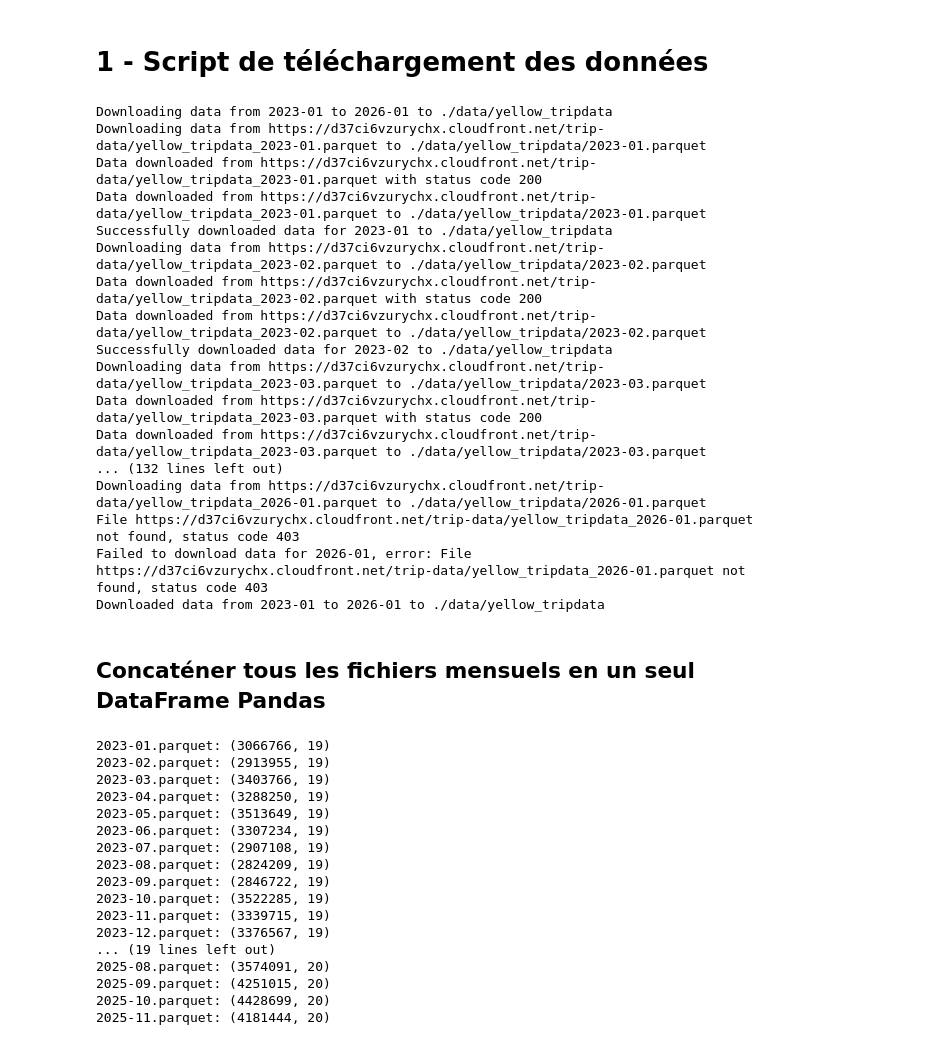
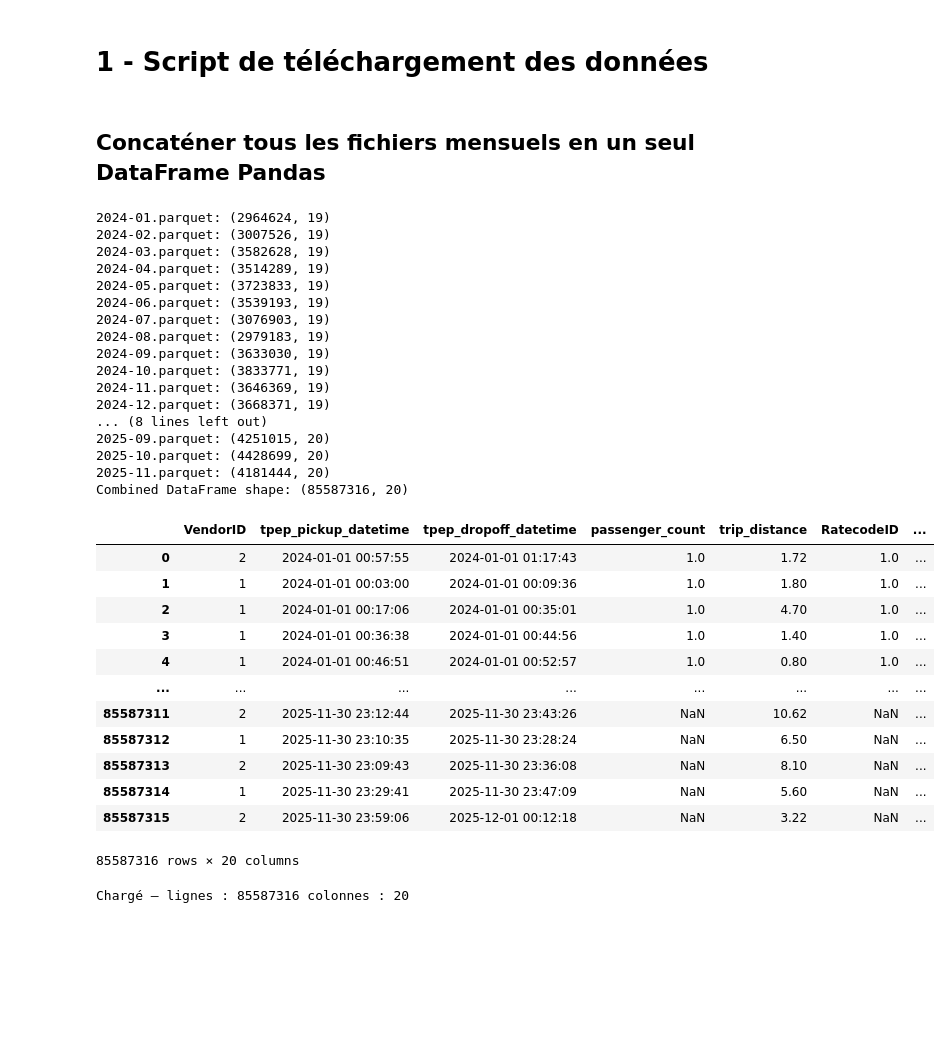
Before and after one commit to abrahamkoloboe27/python-and-gen-ai-data-science-growup-ai, a Jupyter notebook: notebooks/01-Python-Data-Analysis.ipynb, the cells around one changed output. Saved outputs shown, nothing was run; the diff lists cells and outputs as text; code cells hidden in the pictures; blank space fills up the shorter version.

```diff
--- a/notebooks/01-Python-Data-Analysis.ipynb
+++ b/notebooks/01-Python-Data-Analysis.ipynb
@@ -236,53 +236,37 @@ def download_taxi_zones() -> None:
     except Exception as e:
         print(f"Erreur lors de la conversion: {str(e)}")
 # %%
-download_data_month_to_month(start_month='2023-01', end_month='2026-01')
+download_data_month_to_month(start_month='2024-01', end_month='2026-01')
-# %% [output]
-Downloading data from 2023-01 to 2026-01 to ./data/yellow_tripdata
-Downloading data from https://d37ci6vzurychx.cloudfront.net/trip-data/yellow_tripdata_2023-01.parquet to ./data/yellow_tripdata/2023-01.parquet
-Data downloaded from https://d37ci6vzurychx.cloudfront.net/trip-data/yellow_tripdata_2023-01.parquet with status code 200
-Data downloaded from https://d37ci6vzurychx.cloudfront.net/trip-data/yellow_tripdata_2023-01.parquet to ./data/yellow_tripdata/2023-01.parquet
-Successfully downloaded data for 2023-01 to ./data/yellow_tripdata
-Downloading data from https://d37ci6vzurychx.cloudfront.net/trip-data/yellow_tripdata_2023-02.parquet to ./data/yellow_tripdata/2023-02.parquet
-Data downloaded from https://d37ci6vzurychx.cloudfront.net/trip-data/yellow_tripdata_2023-02.parquet with status code 200
-Data downloaded from https://d37ci6vzurychx.cloudfront.net/trip-data/yellow_tripdata_2023-02.parquet to ./data/yellow_tripdata/2023-02.parquet
-Successfully downloaded data for 2023-02 to ./data/yellow_tripdata
-Downloading data from https://d37ci6vzurychx.cloudfront.net/trip-data/yellow_tripdata_2023-03.parquet to ./data/yellow_tripdata/2023-03.parquet
-Data downloaded from https://d37ci6vzurychx.cloudfront.net/trip-data/yellow_tripdata_2023-03.parquet with status code 200
-Data downloaded from https://d37ci6vzurychx.cloudfront.net/trip-data/yellow_tripdata_2023-03.parquet to ./data/yellow_tripdata/2023-03.parquet
-... (132 lines left out)
-Downloading data from https://d37ci6vzurychx.cloudfront.net/trip-data/yellow_tripdata_2026-01.parquet to ./data/yellow_tripdata/2026-01.parquet
-File https://d37ci6vzurychx.cloudfront.net/trip-data/yellow_tripdata_2026-01.parquet not found, status code 403
-Failed to download data for 2026-01, error: File https://d37ci6vzurychx.cloudfront.net/trip-data/yellow_tripdata_2026-01.parquet not found, status code 403
-Downloaded data from 2023-01 to 2026-01 to ./data/yellow_tripdata
 # %% [markdown]
 ## Concaténer tous les fichiers mensuels en un seul DataFrame Pandas
 # %%
 import pandas as pd
+import os
+DATASET_FOLDER = 'yellow_tripdata'
 df_list = []
-for file in sorted(os.listdir(f'./data/{DATSET_FOLDER}')):
+for file in sorted(os.listdir(f'./data/{DATASET_FOLDER}')):
     if file.endswith('.parquet'):
-        df = pd.read_parquet(os.path.join(f'./data/{DATSET_FOLDER}', file))
+        df = pd.read_parquet(os.path.join(f'./data/{DATASET_FOLDER}', file))
         df_list.append(df)
         print(f"{file}: {df.shape}")
-combined_df = pd.concat(df_list, ignore_index=True)
-print(f"Combined DataFrame shape: {combined_df.shape}")
+df = pd.concat(df_list, ignore_index=True)
+print(f"Combined DataFrame shape: {df.shape}")
 # %% [output]
-2023-01.parquet: (3066766, 19)
-2023-02.parquet: (2913955, 19)
-2023-03.parquet: (3403766, 19)
-2023-04.parquet: (3288250, 19)
-2023-05.parquet: (3513649, 19)
-2023-06.parquet: (3307234, 19)
-2023-07.parquet: (2907108, 19)
-2023-08.parquet: (2824209, 19)
-2023-09.parquet: (2846722, 19)
-2023-10.parquet: (3522285, 19)
-2023-11.parquet: (3339715, 19)
-2023-12.parquet: (3376567, 19)
-... (19 lines left out)
-2025-08.parquet: (3574091, 20)
+2024-01.parquet: (2964624, 19)
+2024-02.parquet: (3007526, 19)
+2024-03.parquet: (3582628, 19)
+2024-04.parquet: (3514289, 19)
+2024-05.parquet: (3723833, 19)
+2024-06.parquet: (3539193, 19)
+2024-07.parquet: (3076903, 19)
+2024-08.parquet: (2979183, 19)
+2024-09.parquet: (3633030, 19)
+2024-10.parquet: (3833771, 19)
+2024-11.parquet: (3646369, 19)
+2024-12.parquet: (3668371, 19)
+... (8 lines left out)
 2025-09.parquet: (4251015, 20)
 2025-10.parquet: (4428699, 20)
 2025-11.parquet: (4181444, 20)
+Combined DataFrame shape: (85587316, 20)
 # %%
@@ -289,0 +274,20 @@ combined_df.to_parquet('./data/cleaned/combined_yellow_tripdata_2023_2026.parque
+# %%
+df
+# %% [output]
+|  | VendorID | tpep_pickup_datetime | tpep_dropoff_datetime | passenger_count | trip_distance | RatecodeID | ... |
+| 0 | 2 | 2024-01-01 00:57:55 | 2024-01-01 01:17:43 | 1.0 | 1.72 | 1.0 | ... |
+| 1 | 1 | 2024-01-01 00:03:00 | 2024-01-01 00:09:36 | 1.0 | 1.80 | 1.0 | ... |
+| 2 | 1 | 2024-01-01 00:17:06 | 2024-01-01 00:35:01 | 1.0 | 4.70 | 1.0 | ... |
+| 3 | 1 | 2024-01-01 00:36:38 | 2024-01-01 00:44:56 | 1.0 | 1.40 | 1.0 | ... |
+| 4 | 1 | 2024-01-01 00:46:51 | 2024-01-01 00:52:57 | 1.0 | 0.80 | 1.0 | ... |
+| ... | ... | ... | ... | ... | ... | ... | ... |
+| 85587311 | 2 | 2025-11-30 23:12:44 | 2025-11-30 23:43:26 | NaN | 10.62 | NaN | ... |
+| 85587312 | 1 | 2025-11-30 23:10:35 | 2025-11-30 23:28:24 | NaN | 6.50 | NaN | ... |
+| 85587313 | 2 | 2025-11-30 23:09:43 | 2025-11-30 23:36:08 | NaN | 8.10 | NaN | ... |
+| 85587314 | 1 | 2025-11-30 23:29:41 | 2025-11-30 23:47:09 | NaN | 5.60 | NaN | ... |
+| 85587315 | 2 | 2025-11-30 23:59:06 | 2025-12-01 00:12:18 | NaN | 3.22 | NaN | ... |
+85587316 rows × 20 columns
+# %%
+print("Chargé — lignes :", len(df), "colonnes :", df.shape[1])
+# %% [output]
+Chargé — lignes : 85587316 colonnes : 20
```
Also changed, not shown: parts of 5 cells of this notebook.
